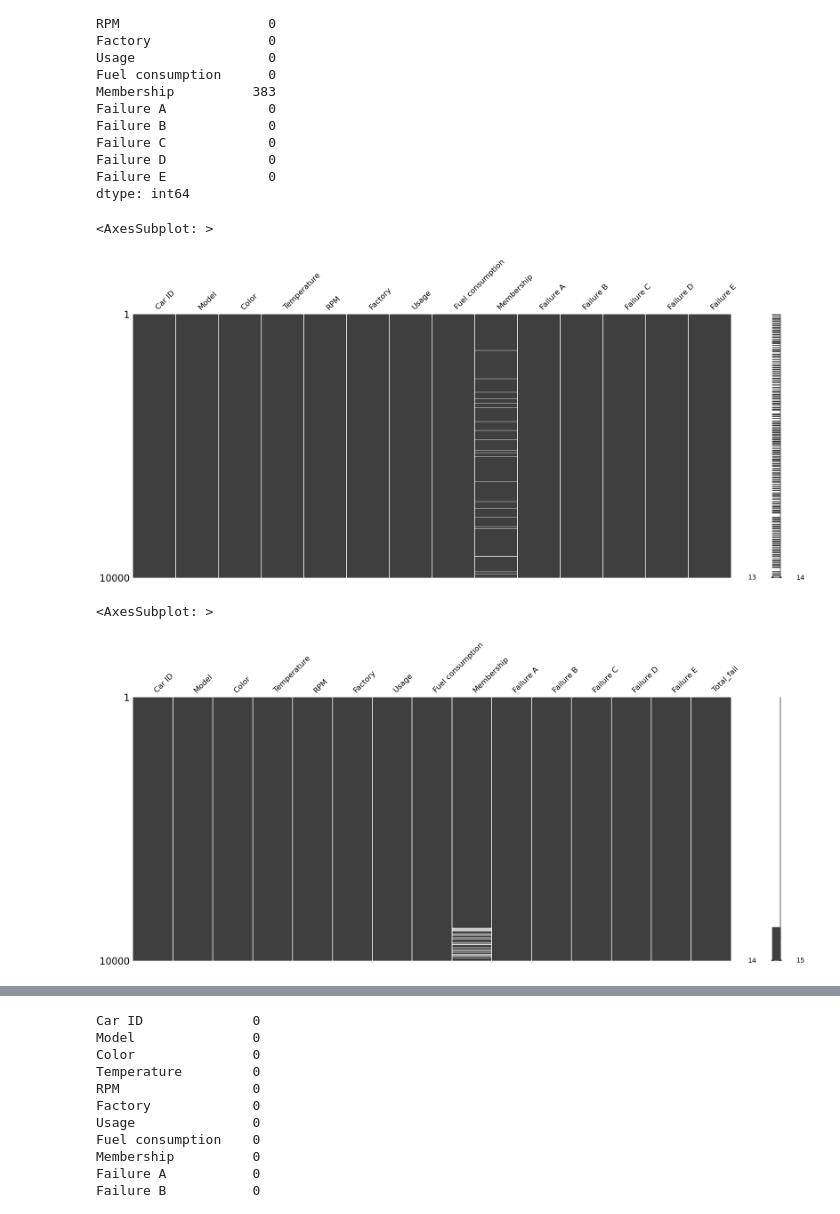
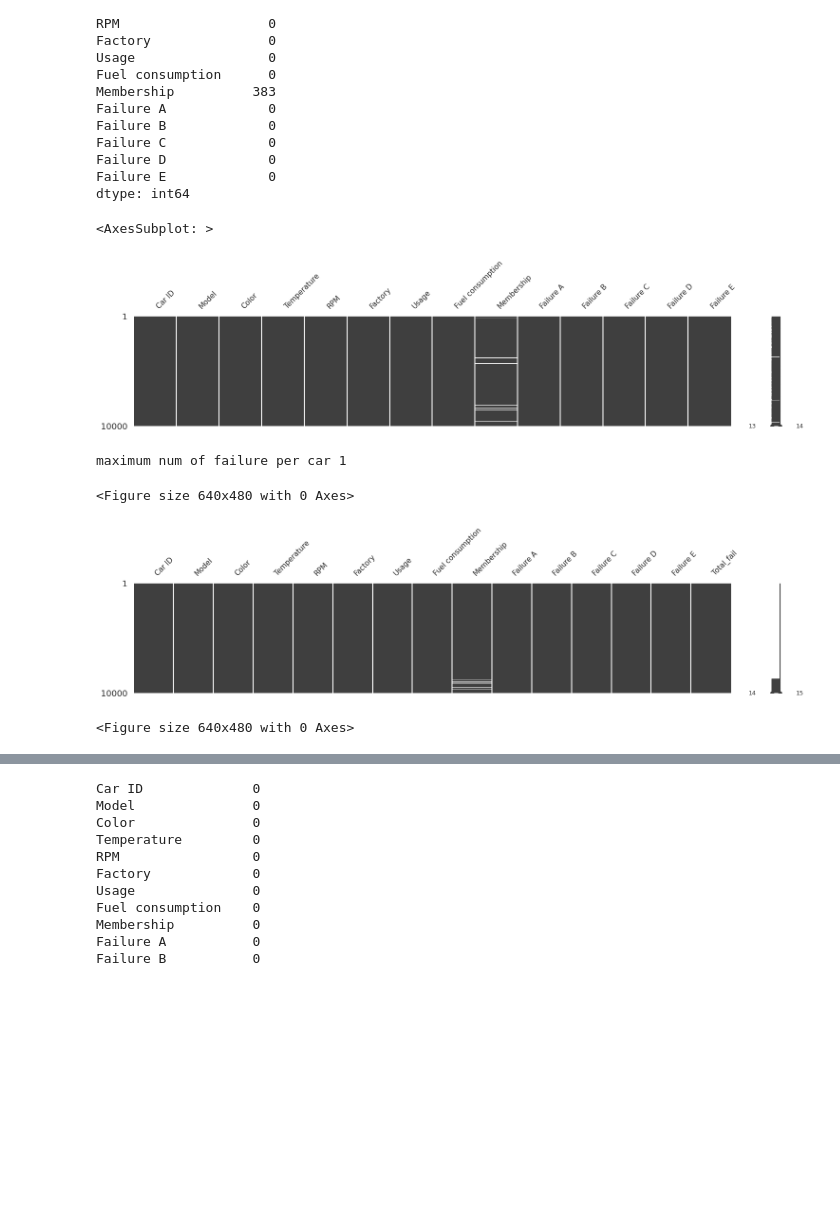
Before and after one commit to winwinteamclassroom/aiap-cardefects, a Jupyter notebook: eda.ipynb, the cells around one changed output, grey strips where cells are left out. Drawn from its saved outputs; the diff is of its cells as text; code cells hidden in the pictures; blank space fills up the shorter version.

```diff
--- a/eda.ipynb
+++ b/eda.ipynb
@@ -157,19 +140,23 @@ Failure C             0
 Failure D             0
 Failure E             0
 dtype: int64
-# %%
-import missingno
-missingno.matrix(df)
-# %% [output]
-<AxesSubplot: >
-[figure, removed]
+# %%
+
+missingno.matrix(df, figsize=(18,3),fontsize=11)
+# %% [output]
+<AxesSubplot: >
+[figure, added]
 # %%
-failure_list = ["Failure A","Failure B", "Failure C","Failure D","Failure E"]
+
 df["Total_fail"] = df[failure_list].aggregate("sum", axis=1)
-missingno.matrix(df.sort_values(["Total_fail"]))
+print(f"maximum num of failure per car {df.Total_fail.max()}")
+missingno.matrix(df.sort_values(["Total_fail"]), figsize=(18,3),fontsize=11)
+plt.figure()
 # %% [output]
-<AxesSubplot: >
+maximum num of failure per car 1
+<Figure size 640x480 with 0 Axes>
-[figure, old version]
+[figure, new version]
+<Figure size 640x480 with 0 Axes>
 # %%
 df.sort_values(["Total_fail"]).tail()
 # %% [output]
```
Also changed, not shown: parts of 46 cells of this notebook, 4 other files.
